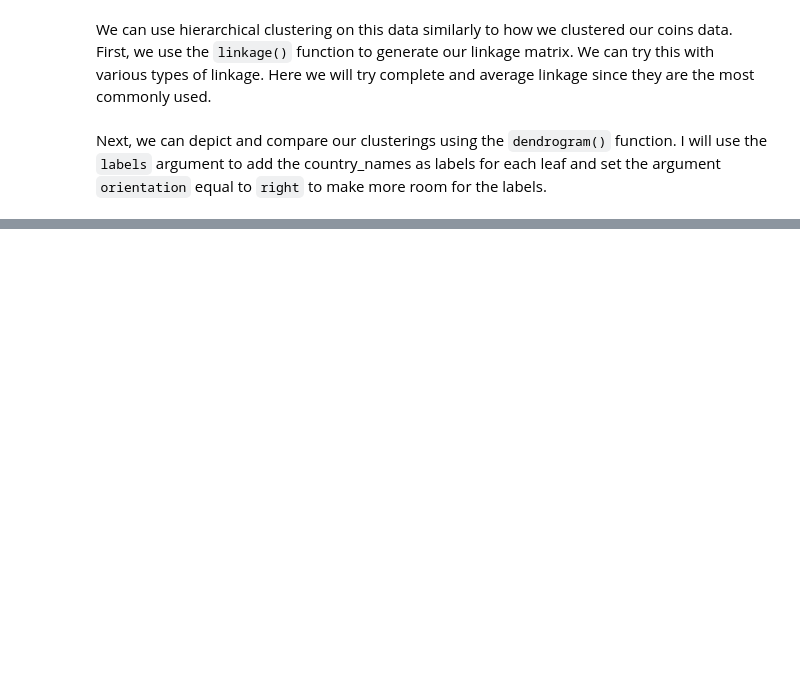
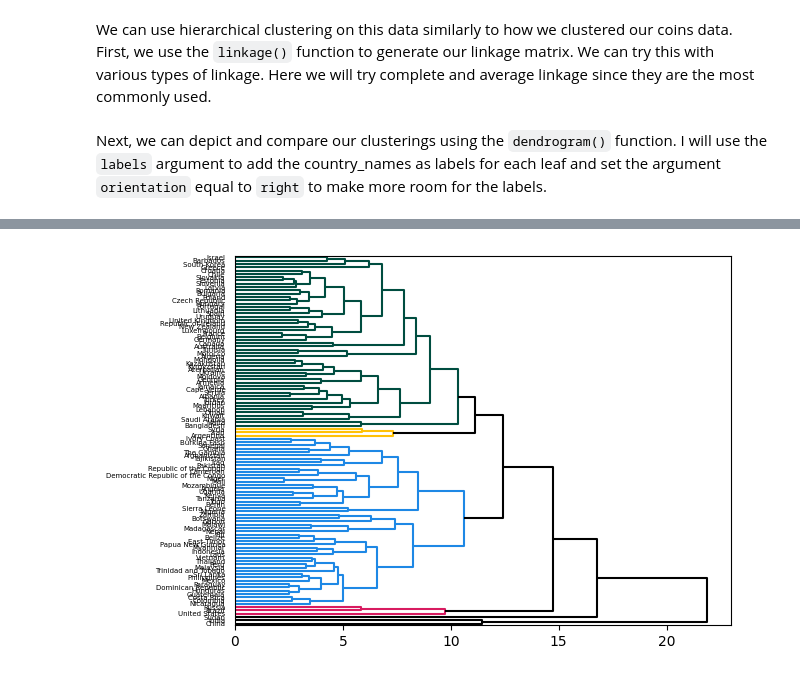
Before and after one commit to uchicago-dsi/textbook-datascience-1, a Jupyter notebook: textbook/26/4/hierarchical_example.ipynb, the cells around one changed output, grey strips where cells are left out. Drawn from its saved outputs; the diff is of its cells as text; code cells hidden in the pictures; blank space fills up the shorter version.

```diff
--- a/textbook/26/4/hierarchical_example.ipynb
+++ b/textbook/26/4/hierarchical_example.ipynb
@@ -175,0 +223,4 @@ time
+# %%
+dendrogram(Z_comp, labels=country_names.values, orientation='right', color_threshold=11, above_threshold_color='k');
+# %% [output]
+[figure, added]
```
Also changed, not shown: parts of 15 cells of this notebook, 1 other file.
